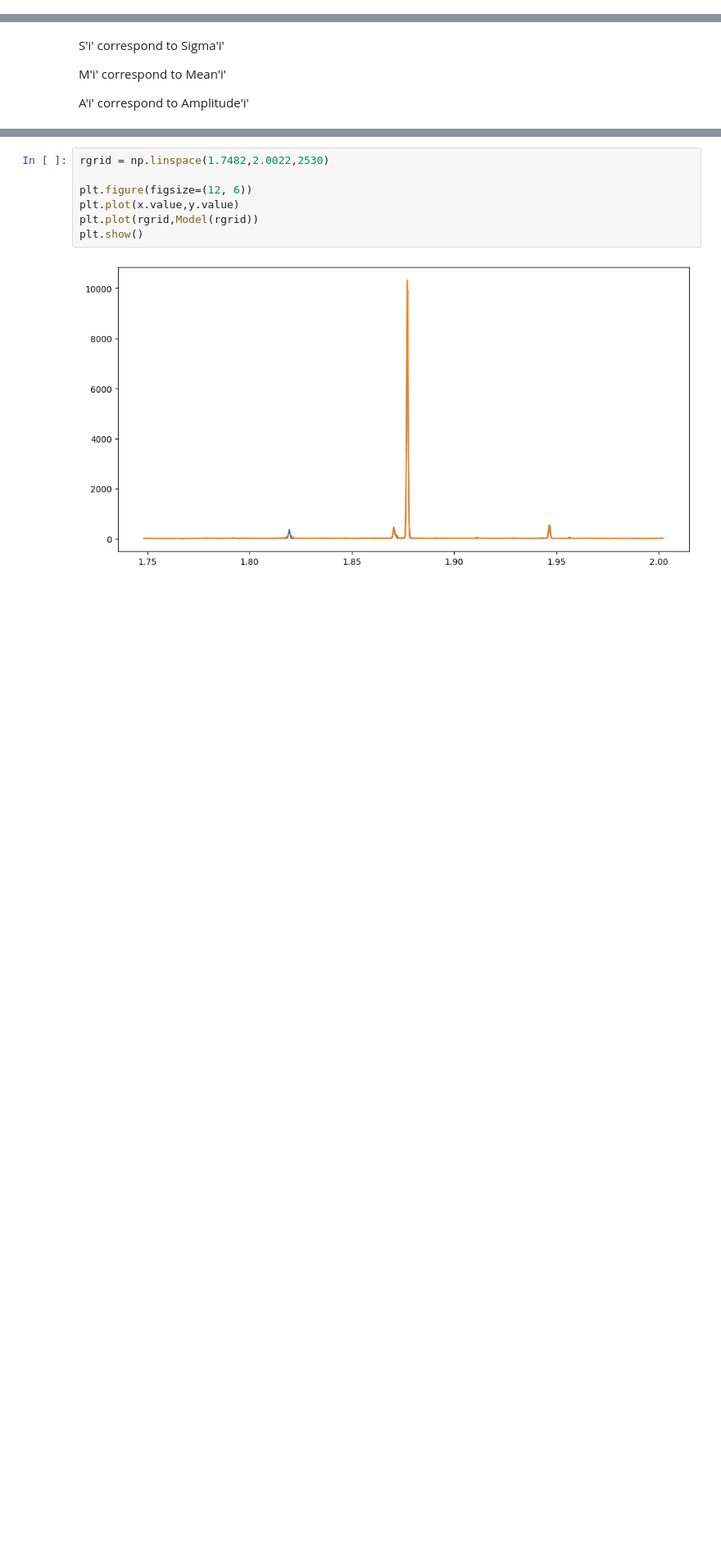
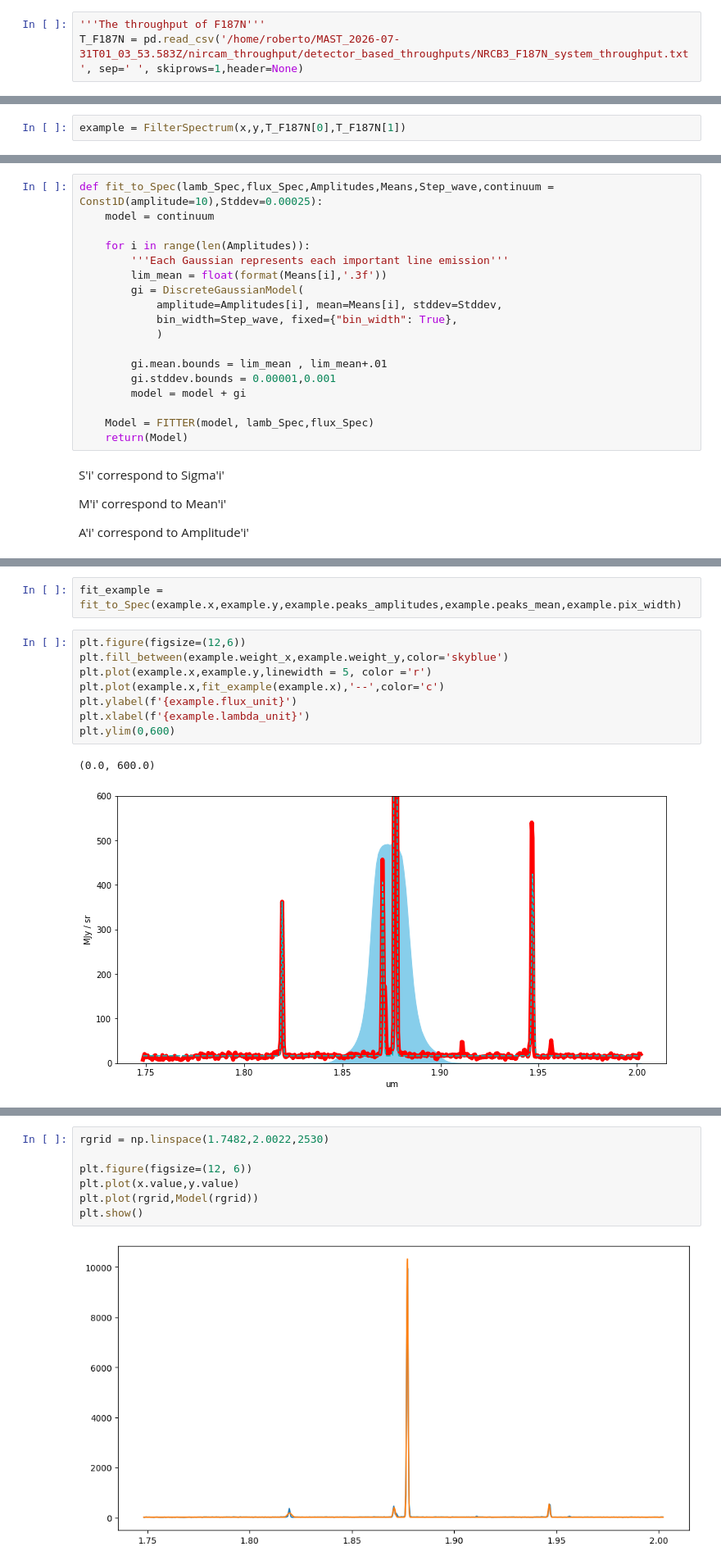
Before and after one commit to will-henney/globule-seminario, a Jupyter notebook: 30Doradus/Fit_to_spectrum_of_NIRSpec.ipynb, the cells around one changed output, grey strips where cells are left out. Shown at 82% size. Drawn from its saved outputs; the diff is of its cells as text; blank space fills up the shorter version.

Commit message:
Changes to generalize the fit to the spectrum and add a class for its main characteristics

```diff
--- a/30Doradus/Fit_to_spectrum_of_NIRSpec.ipynb
+++ b/30Doradus/Fit_to_spectrum_of_NIRSpec.ipynb
@@ -132,0 +60,3 @@ def fit_to_spec(lamb, flu):
+# %%
+'''The throughput of F187N'''
+T_F187N = pd.read_csv('/home/roberto/MAST_2026-07-31T01_03_53.583Z/nircam_throughput/detector_based_throughputs/NRCB3_F187N_system_throughput.txt', sep=' ', skiprows=1,header=None)
@@ -132,0 +94,2 @@ def fit_to_spec(lamb, flu):
+# %%
+example = FilterSpectrum(x,y,T_F187N[0],T_F187N[1])
@@ -133,3 +98,21 @@ def fit_to_spec(lamb, flu):
+# %%
+def fit_to_Spec(lamb_Spec,flux_Spec,Amplitudes,Means,Step_wave,continuum = Const1D(amplitude=10),Stddev=0.00025):
+    model = continuum
+
+    for i in range(len(Amplitudes)):
+        '''Each Gaussian represents each important line emission'''
+        lim_mean = float(format(Means[i],'.3f'))
+        gi = DiscreteGaussianModel(
+            amplitude=Amplitudes[i], mean=Means[i], stddev=Stddev,
+            bin_width=Step_wave, fixed={"bin_width": True},
+            )
+
+        gi.mean.bounds = lim_mean , lim_mean+.01
+        gi.stddev.bounds = 0.00001,0.001
+        model = model + gi
+
+    Model = FITTER(model, lamb_Spec,flux_Spec)
+    return(Model)
 # %% [markdown]
 S'i' correspond to Sigma'i'
 
@@ -142,0 +122,13 @@ WARNING: The fit may be unsuccessful; check fit_info['message'] for more informa
+# %%
+fit_example = fit_to_Spec(example.x,example.y,example.peaks_amplitudes,example.peaks_mean,example.pix_width)
+# %%
+plt.figure(figsize=(12,6))
+plt.fill_between(example.weight_x,example.weight_y,color='skyblue')
+plt.plot(example.x,example.y,linewidth = 5, color ='r')
+plt.plot(example.x,fit_example(example.x),'--',color='c')
+plt.ylabel(f'{example.flux_unit}')
+plt.xlabel(f'{example.lambda_unit}')
+plt.ylim(0,600)
+# %% [output]
+(0.0, 600.0)
+[figure, added]
```
Also changed, not shown: parts of 18 cells of this notebook.
